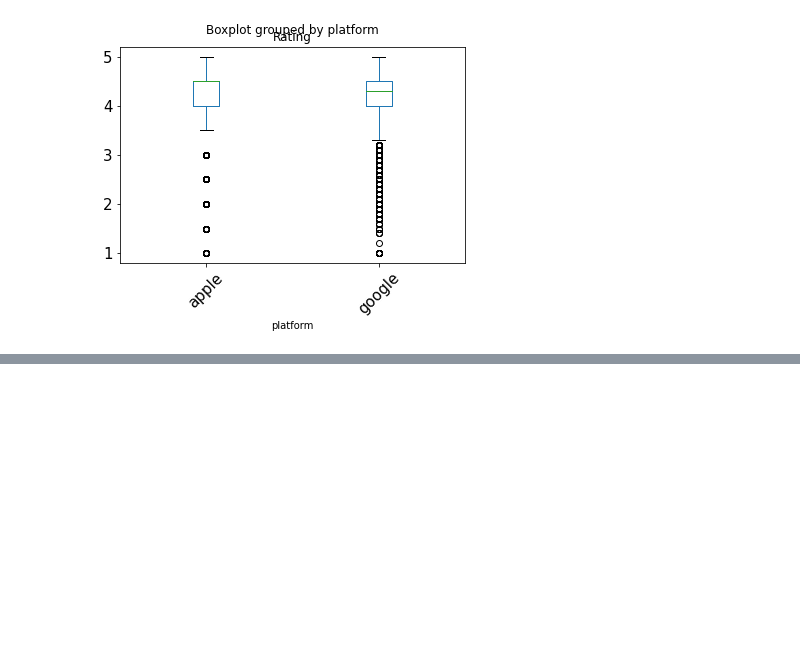
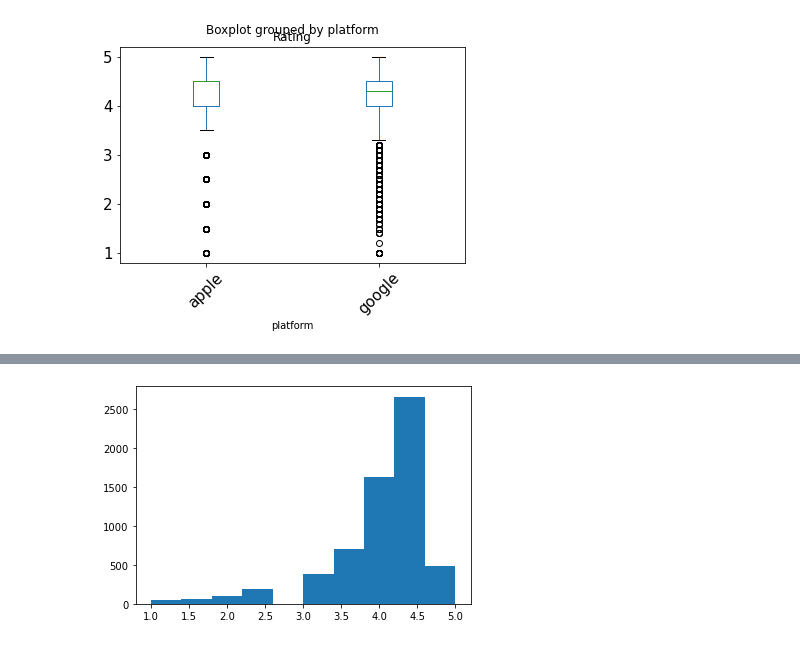
Before and after one commit to anidurg/Springboard, a Jupyter notebook: Tier_1_App_project.ipynb, the cells around one changed output, grey strips where cells are left out. Cells and saved outputs as stored; diff of their text form; code cells hidden in the pictures; blank space fills up the shorter version.

```diff
--- a/Tier_1_App_project.ipynb
+++ b/Tier_1_App_project.ipynb
@@ -267,0 +283,6 @@ df.boxplot(by='platform', column ='Rating', grid=False, rot=45, fontsize=15)
+# %%
+# Create a subset of the column 'Rating' by the different platforms.
+# Hint: this will need to have the form: apple = df[df['platform'] == 'apple']['Rating']
+# Call the subsets 'apple' and 'google'
+apple = df[df['platform'] == 'apple']['Rating']
+google = df[df['platform'] == 'google']['Rating']
@@ -267,0 +306,6 @@ df.boxplot(by='platform', column ='Rating', grid=False, rot=45, fontsize=15)
+# %%
+# Create a histogram of the apple reviews distribution
+# You'll use the plt.hist() method here, and pass your apple data to it
+histoApple = plt.hist(apple)
+# %% [output]
+[figure, added]
```
Also changed, not shown: parts of 11 cells of this notebook.
